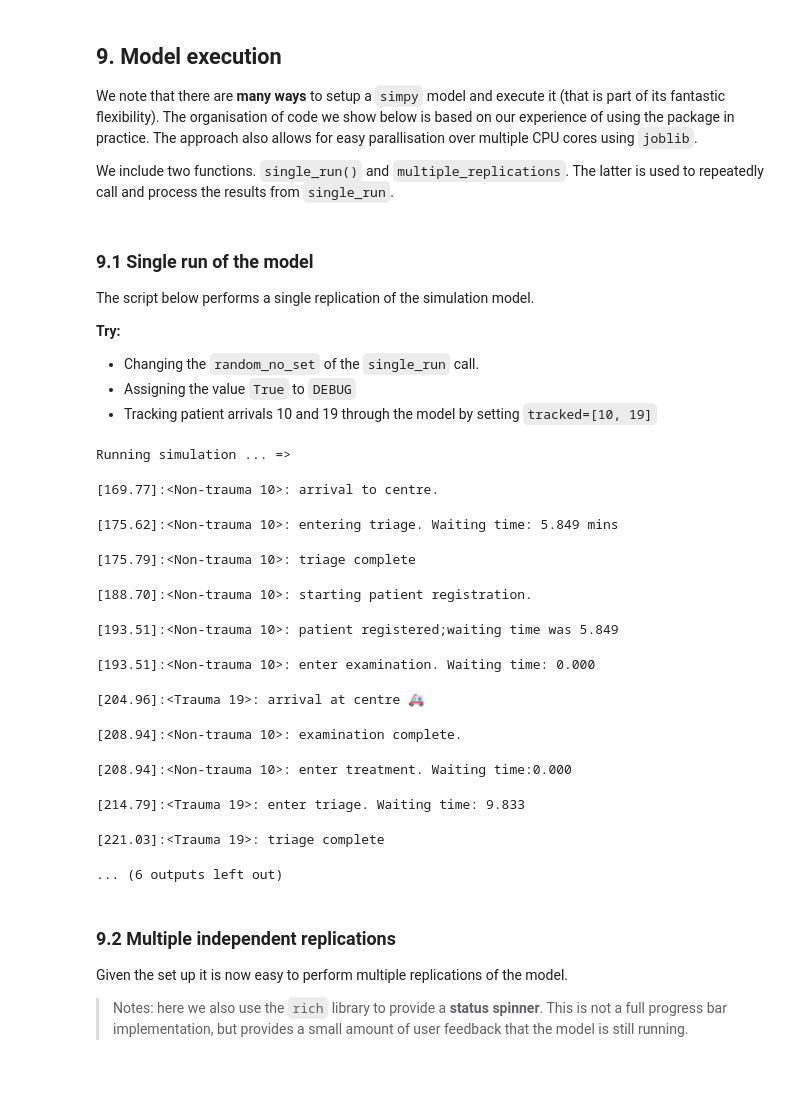
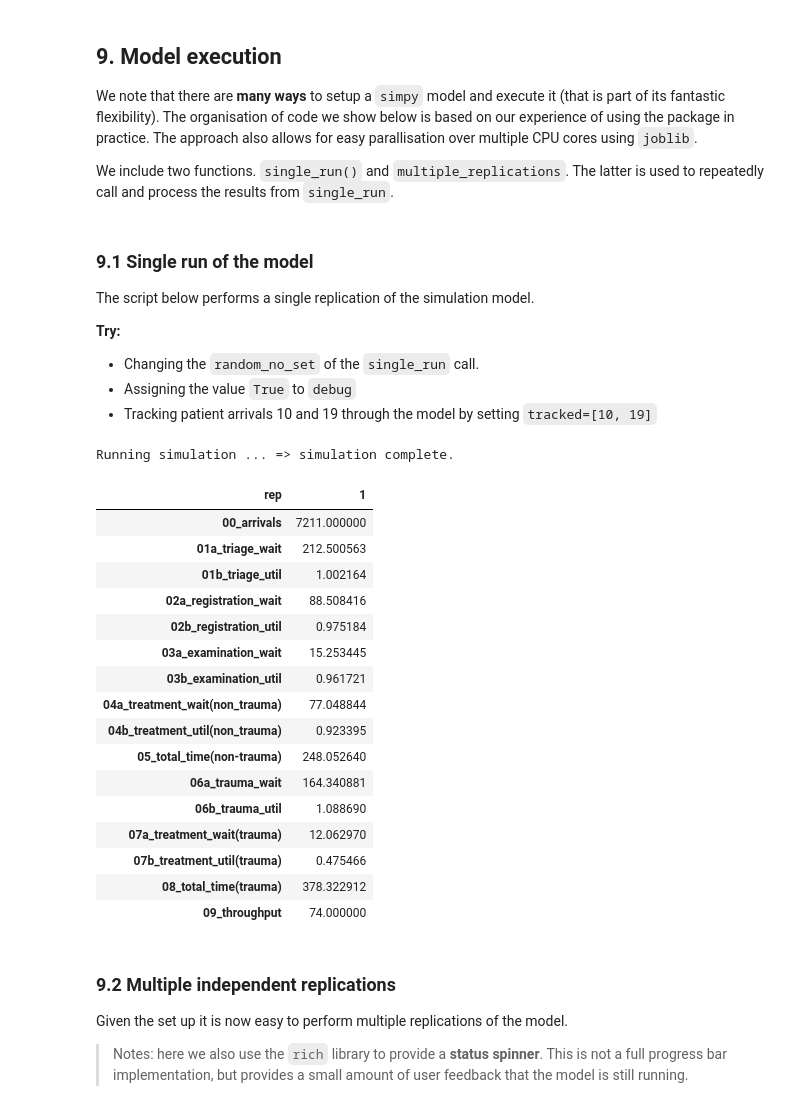
Before and after one commit to TomMonks/sim-tools, a Jupyter notebook: docs/03_trace/04_model.ipynb, the cells around one changed output. Saved outputs shown, nothing was run; the diff lists cells and outputs as text; code cells hidden in the pictures; blank space fills up the shorter version.

```diff
--- a/docs/03_trace/04_model.ipynb
+++ b/docs/03_trace/04_model.ipynb
@@ -723,19 +540,15 @@ class Scenario:
     def init_nspp(self):
 
         # read arrival profile
-        self.arrivals = pd.read_csv(NSPP_PATH)
-        self.arrivals['mean_iat'] = 60 / self.arrivals['arrival_rate']
+        self.arrivals = load_arrival_profile(NSPP_PATH)
 
         # maximum arrival rate (smallest time between arrivals)
         self.lambda_max = self.arrivals['arrival_rate'].max()
 
-        # thinning exponential
-        self.arrival_dist = Exponential(60.0 / self.lambda_max,
-                                        random_seed=self.seeds[8])
-
-        # thinning uniform rng
-        self.thinning_rng = Uniform(low=0.0, high=1.0,
-                                    random_seed=self.seeds[9])
+        # NSPP thinning distribution
+        self.thinning_dist = NSPPThinning(self.arrivals,
+                                          self.seeds[8],
+                                           self.seeds[9])
 # %% [markdown]
 ## 6. Patient Pathways Process Logic
 
@@ -933,7 +735,7 @@ class NonTraumaPathway(Traceable):
             Container class for the simulation parameters
 
         '''
-        super().__init__(debug=True)
+        super().__init__(debug=args.debug)
         self.identifier = identifier
         self.env = env
         self.args = args
@@ -962,8 +764,9 @@ class NonTraumaPathway(Traceable):
         1. request and wait for sign-in/triage
         2. patient registration
         3. examination
-        4.1 40% discharged
-        4.2 60% treatment then discharge
+        4. split patients
+        4.1 % discharged
+        4.2 % treatment then discharge
         '''
         # record the time of arrival and entered the triage queue
         self.arrival = self.env.now
@@ -1069,7 +872,6 @@ class NonTraumaPathway(Traceable):
             "name":"Non-trauma",
             "name_colour":"bold green",
             "time_colour":'bold green',
-            "time_dp":2,
             "message_colour":'black',
             "tracked":self.args.tracked
         }
@@ -1180,23 +982,11 @@ class TreatmentCentreModel:
         '''
         for patient_count in itertools.count():
 
-            # this give us the index of dataframe to use
-            t = int(self.env.now // 60) % self.args.arrivals.shape[0]
-            lambda_t = self.args.arrivals['arrival_rate'].iloc[t]
+            # sample iat via thinning
+            interarrival_time = self.args.thinning_dist.sample(self.env.now)
 
-            #set to a large number so that at least 1 sample taken!
-            u = np.Inf
-
-            interarrival_time = 0.0
-
-            # reject samples if u >= lambda_t / lambda_max
-            while u >= (lambda_t / self.args.lambda_max):
-                interarrival_time += self.args.arrival_dist.sample()
-                u = self.args.thinning_rng.sample()
-
-            # iat
+            # delay until next arrival
             yield self.env.timeout(interarrival_time)
-
 
             # sample if the patient is trauma or non-trauma
             trauma = self.args.p_trauma_dist.sample()
@@ -1206,8 +996,7 @@ class TreatmentCentreModel:
                 self.trauma_patients.append(new_patient)
             else:
                 # create and store a non-trauma patient to update KPIs.
-                new_patient = NonTraumaPathway(patient_count, self.env,
-                                               self.args)
+                new_patient = NonTraumaPathway(patient_count, self.env, self.args)
                 self.non_trauma_patients.append(new_patient)
 
             # start the pathway process for the patient
@@ -1484,34 +1273,39 @@ The script below performs a single replication of the simulation model.
 **Try:**
 
 * Changing the `random_no_set` of the `single_run` call.
-* Assigning the value `True` to `DEBUG`
+* Assigning the value `True` to `debug`
 * Tracking patient arrivals 10 and 19 through the model by setting `tracked=[10, 19]`
 # %%
 # create the default scenario.
-args = Scenario(debug=True, tracked=[10, 19])
+args = Scenario(debug=False)
 
 # use the single_run() func
 # try changing `random_no_set` to see different run results
 print('Running simulation ...', end=' => ')
 results = single_run(args, rc_period=500.0, random_no_set=42)
 print('simulation complete.')
 
 # show results (transpose replication for easier view)
 results.T
 # %% [output]
-Running simulation ... =>
+Running simulation ... => simulation complete.
-[169.77]:<Non-trauma 10>: arrival to centre.
-[175.62]:<Non-trauma 10>: entering triage. Waiting time: 5.849 mins
-[175.79]:<Non-trauma 10>: triage complete
-[188.70]:<Non-trauma 10>: starting patient registration.
-[193.51]:<Non-trauma 10>: patient registered;waiting time was 5.849
-[193.51]:<Non-trauma 10>: enter examination. Waiting time: 0.000
-[204.96]:<Trauma 19>: arrival at centre 🚑
-[208.94]:<Non-trauma 10>: examination complete.
-[208.94]:<Non-trauma 10>: enter treatment. Waiting time:0.000
-[214.79]:<Trauma 19>: enter triage. Waiting time: 9.833
-[221.03]:<Trauma 19>: triage complete
-... (6 outputs left out)
+| rep | 1 |
+| 00_arrivals | 7211.000000 |
+| 01a_triage_wait | 212.500563 |
+| 01b_triage_util | 1.002164 |
+| 02a_registration_wait | 88.508416 |
+| 02b_registration_util | 0.975184 |
+| 03a_examination_wait | 15.253445 |
+| 03b_examination_util | 0.961721 |
+| 04a_treatment_wait(non_trauma) | 77.048844 |
+| 04b_treatment_util(non_trauma) | 0.923395 |
+| 05_total_time(non-trauma) | 248.052640 |
+| 06a_trauma_wait | 164.340881 |
+| 06b_trauma_util | 1.088690 |
+| 07a_treatment_wait(trauma) | 12.062970 |
+| 07b_treatment_util(trauma) | 0.475466 |
+| 08_total_time(trauma) | 378.322912 |
+| 09_throughput | 74.000000 |
 # %% [markdown]
 ### 9.2 Multiple independent replications
 
```
Also changed, not shown: parts of 8 cells of this notebook, 3 other files.
